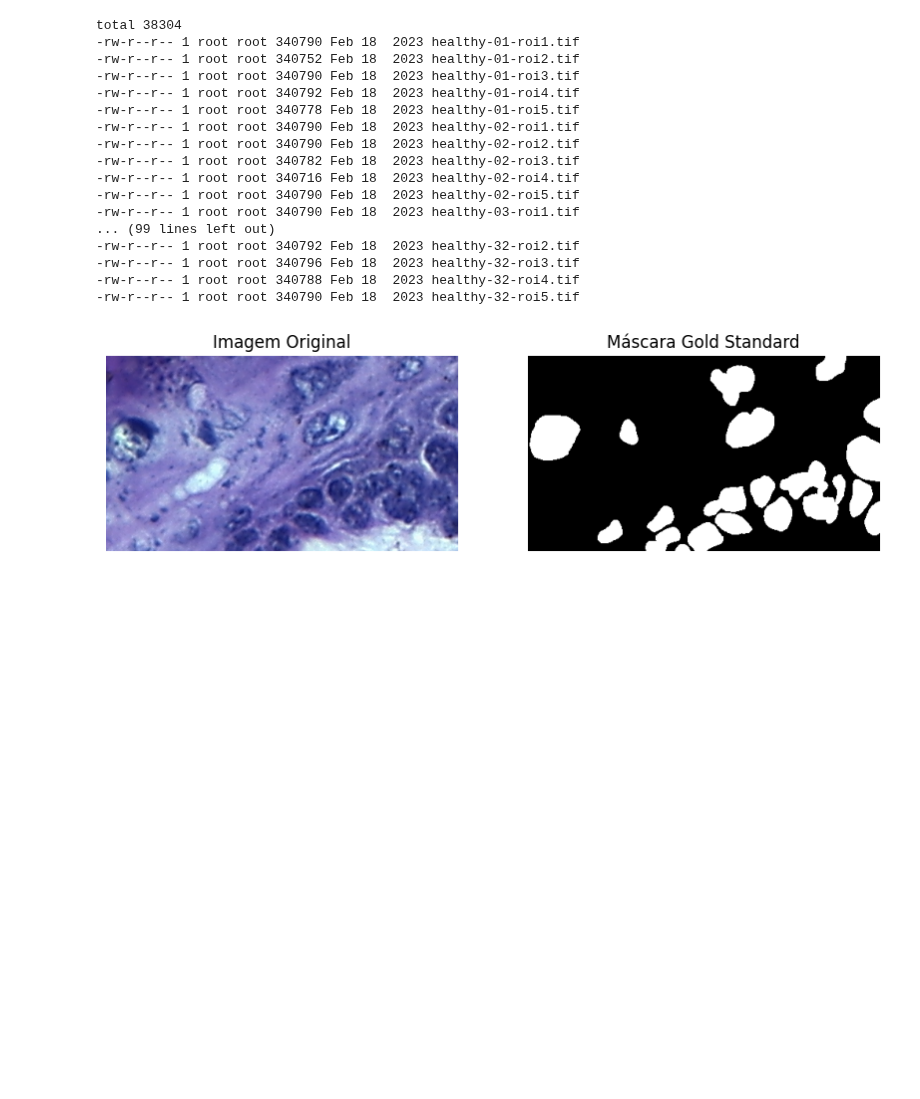
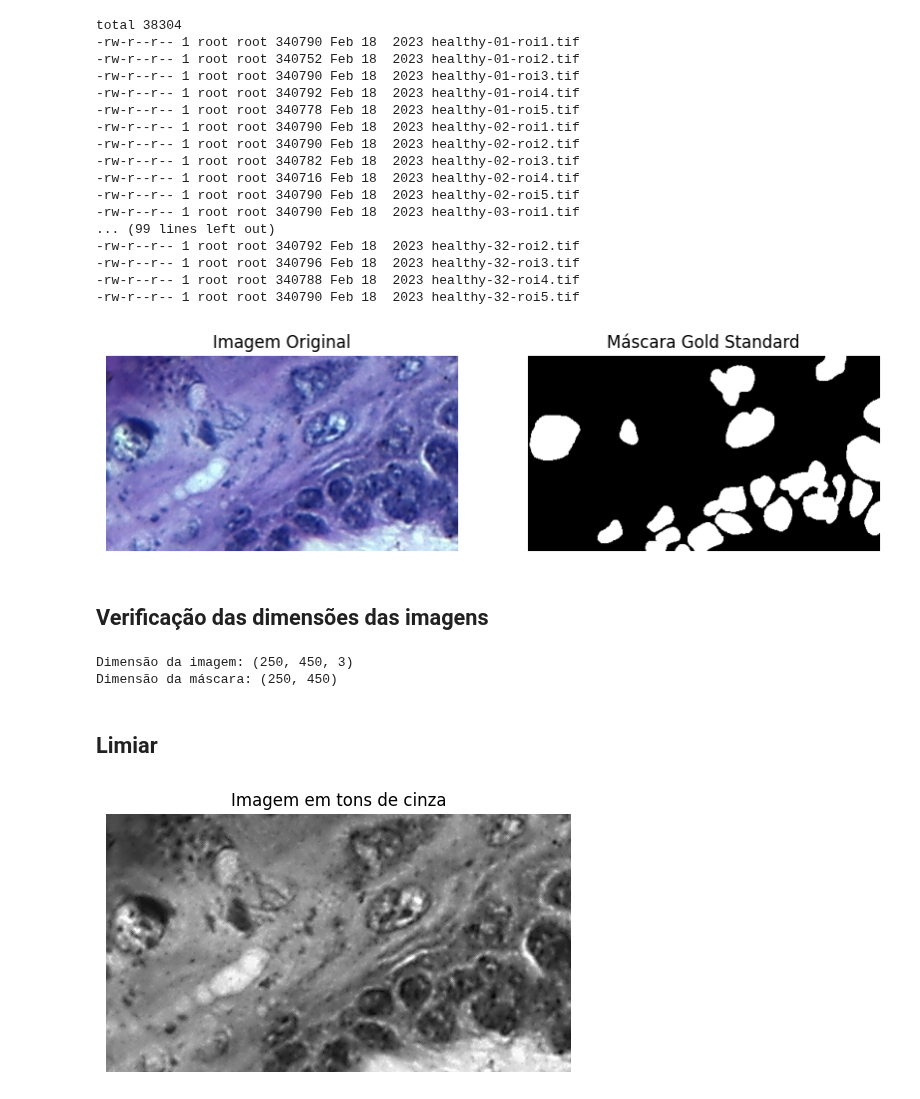
Before and after one commit to Guilherme0202PM/TreinamentoDados, a Jupyter notebook: Semana18/We_18_Segmentação_Imagem.ipynb, the cells around one changed output. Cells and saved outputs as stored; diff of their text form; code cells hidden in the pictures; blank space fills up the shorter version.

Commit message:
Limiar Simples, Adaptativo e Otsu

```diff
--- a/Semana18/We_18_Segmentação_Imagem.ipynb
+++ b/Semana18/We_18_Segmentação_Imagem.ipynb
@@ -121,3 +121,23 @@ plt.axis("off")
 plt.show()
 # %% [output]
 [figure]
+# %% [markdown]
+## Verificação das dimensões das imagens
+# %%
+print("Dimensão da imagem:", imagem.shape)
+print("Dimensão da máscara:", mascara.shape)
+# %% [output]
+Dimensão da imagem: (250, 450, 3)
+Dimensão da máscara: (250, 450)
+# %% [markdown]
+## Limiar
+# %%
+imagem_cinza = cv2.cvtColor(imagem, cv2.COLOR_RGB2GRAY)
+
+plt.figure(figsize=(6, 4))
+plt.imshow(imagem_cinza, cmap="gray")
+plt.title("Imagem em tons de cinza")
+plt.axis("off")
+plt.show()
+# %% [output]
+[figure, added]
```
Also changed, not shown: parts of 6 cells of this notebook.
